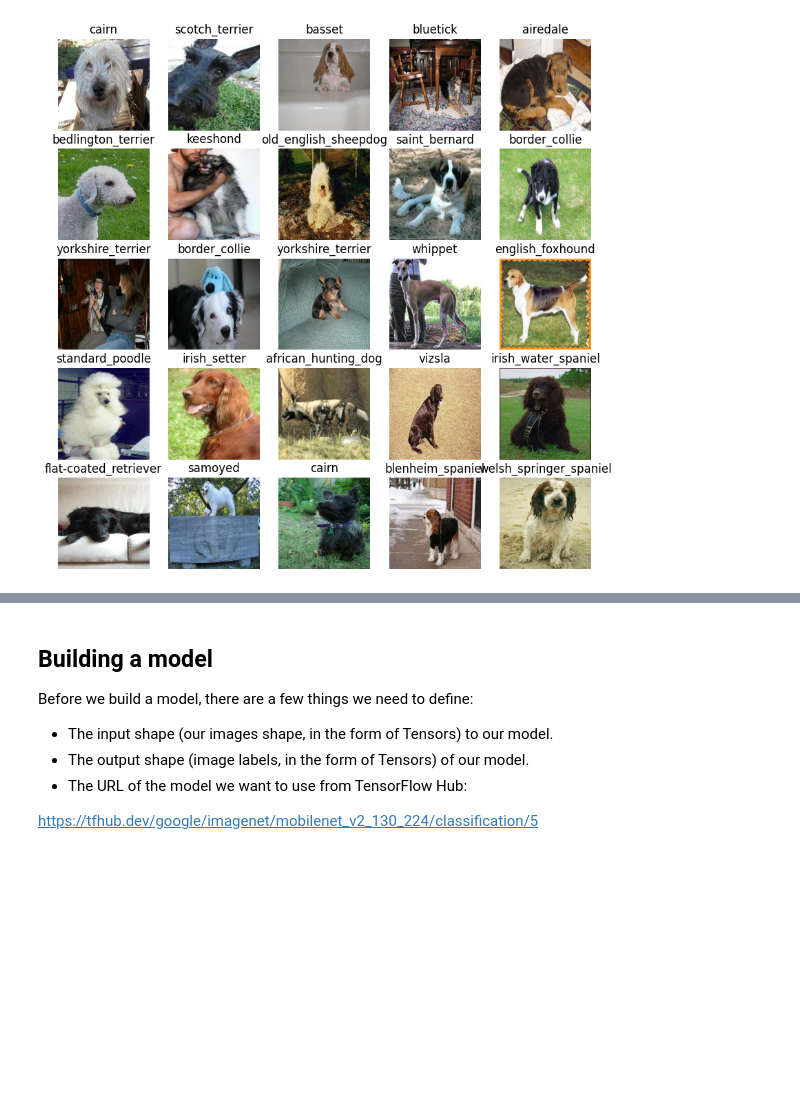
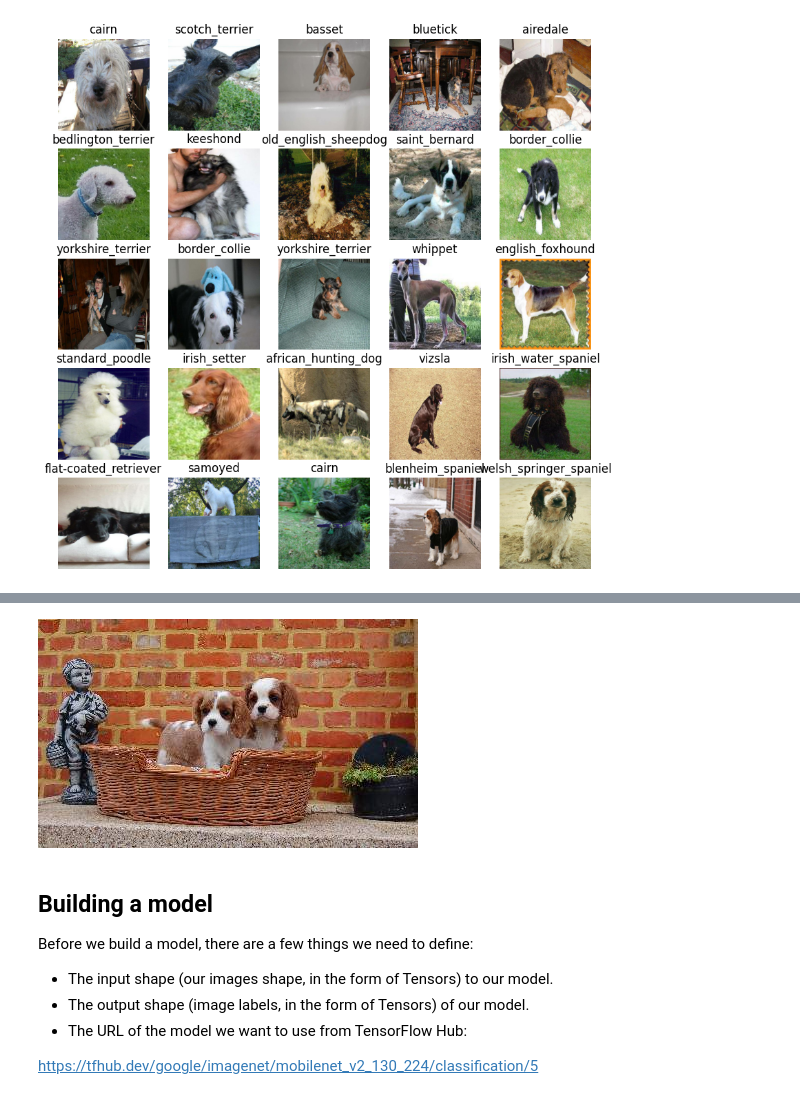
Before and after one commit to OndrejSkerik/ml-course, a Jupyter notebook: dog-vision-project/dog_vision.ipynb, the cells around one changed output, grey strips where cells are left out. Cells and saved outputs as stored; diff of their text form; code cells hidden in the pictures; blank space fills up the shorter version.

```diff
--- a/dog-vision-project/dog_vision.ipynb
+++ b/dog-vision-project/dog_vision.ipynb
@@ -872,3 +888,7 @@ show_25_images(val_images, val_labels)
+# %%
+Image(filepaths[366])
+# %% [output]
+[figure, added]
 # %% [markdown]
 ## Building a model
 
```
Also changed, not shown: parts of 18 cells of this notebook.
